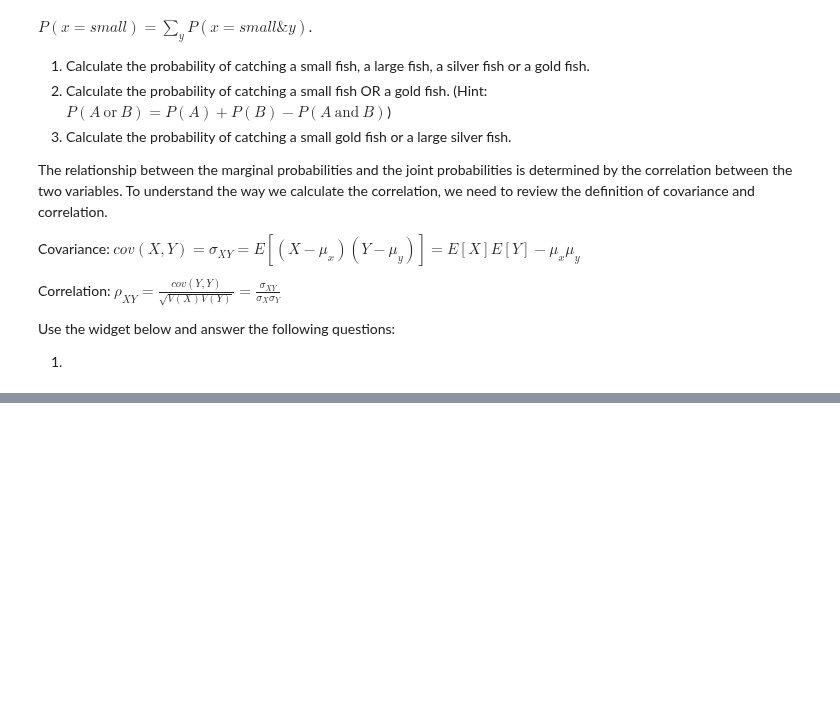
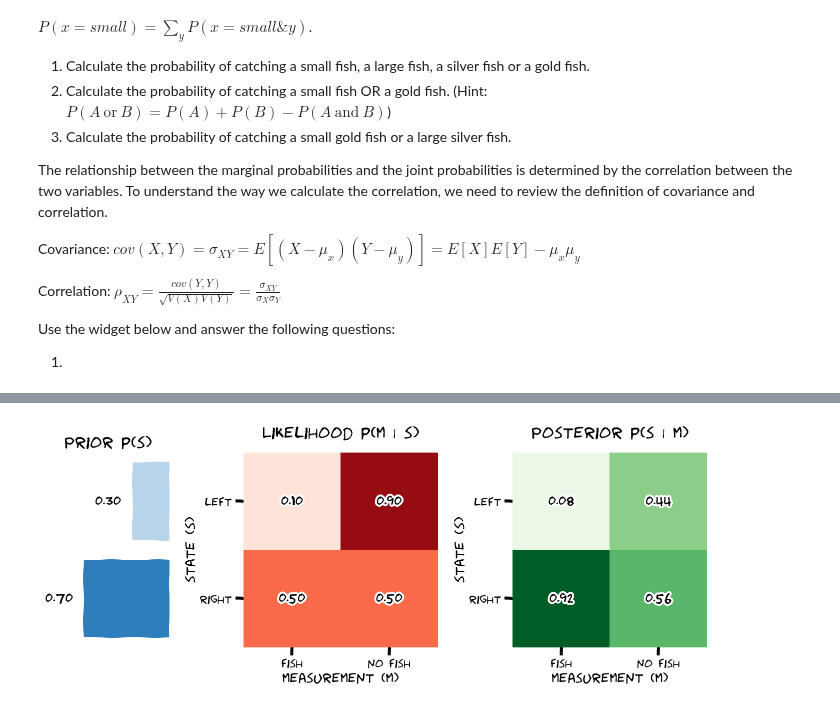
Before and after one commit to eejd/course-content, a Jupyter notebook: tutorials/W2D1_BayesianStatistics/W2D1_Tutorial1.ipynb, the cells around one changed output, grey strips where cells are left out. Drawn from its saved outputs; the diff is of its cells as text; code cells hidden in the pictures; blank space fills up the shorter version.

```diff
--- a/tutorials/W2D1_BayesianStatistics/W2D1_Tutorial1.ipynb
+++ b/tutorials/W2D1_BayesianStatistics/W2D1_Tutorial1.ipynb
@@ -495,0 +759,26 @@ When does the prior have the strongest influence over the posterior? When is it
+# %%
+# to_remove solution
+def compute_posterior(likelihood, prior):
+
+  # Compute unnormalized posterior (likelihood times prior)
+  posterior = likelihood * prior  # first row is s = left, second row is s = right
+
+  # Compute normalization factors (sum over columns)
+  p_m = np.sum(posterior, 0)
+
+  # Normalize posterior (divide elements by column sum)
+  posterior /= p_m
+
+  return posterior
+
+
+prior = np.array([0.3, 0.7]).reshape((2, 1)) # first row is s = left, second row is s = right
+
+likelihood = np.array([[0.1, 0.9], [0.5, 0.5]]) # first row is s = left, second row is s = right
+
+posterior = compute_posterior(likelihood, prior)
+
+with plt.xkcd():
+  plot_prior_likelihood_posterior(prior, likelihood, posterior)
+# %% [output]
+[figure, added]
```
Also changed, not shown: parts of 45 cells of this notebook.
